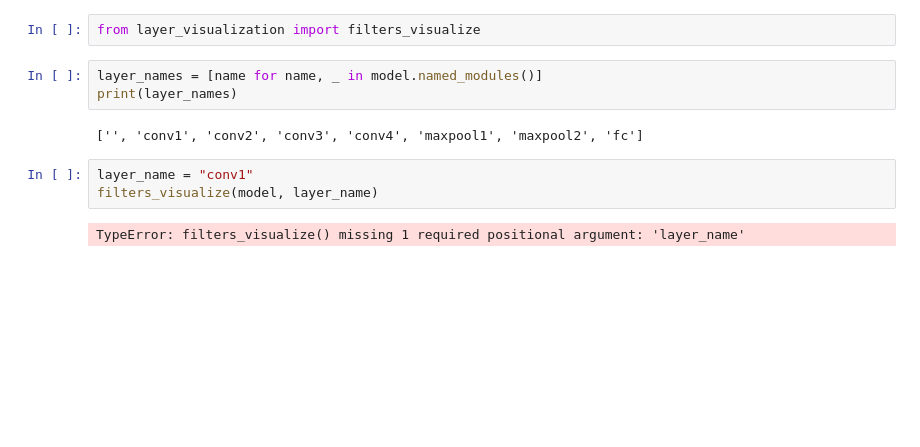
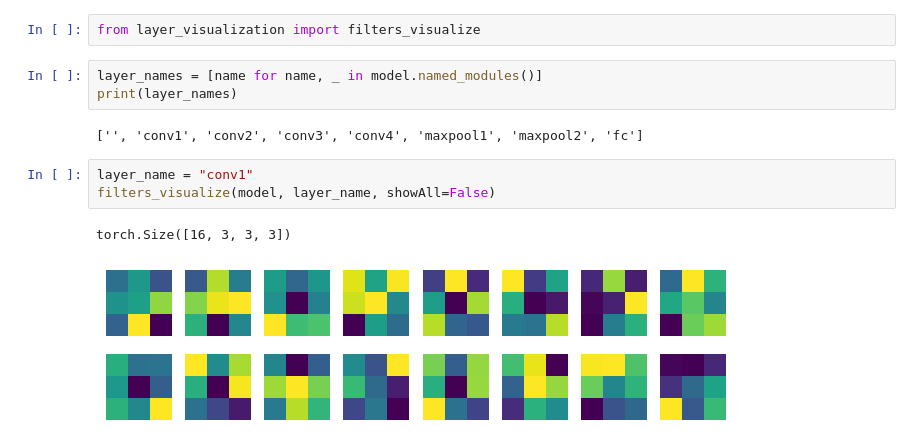
Before and after one commit to 23-Fall-Graduation-Thesis/Indium, a Jupyter notebook: utills/visualization.ipynb, the cells around one changed output. Saved outputs shown, nothing was run; the diff lists cells and outputs as text; blank space fills up the shorter version.

```diff
--- a/utills/visualization.ipynb
+++ b/utills/visualization.ipynb
@@ -146,6 +147,7 @@ print(layer_names)
 ['', 'conv1', 'conv2', 'conv3', 'conv4', 'maxpool1', 'maxpool2', 'fc']
 # %%
 layer_name = "conv1"
-filters_visualize(model, layer_name)
+filters_visualize(model, layer_name, showAll=False)
 # %% [output]
-TypeError: filters_visualize() missing 1 required positional argument: 'layer_name'
+torch.Size([16, 3, 3, 3])
+[figure, added]
```
Also changed, not shown: parts of 2 cells of this notebook, 1 other file.
